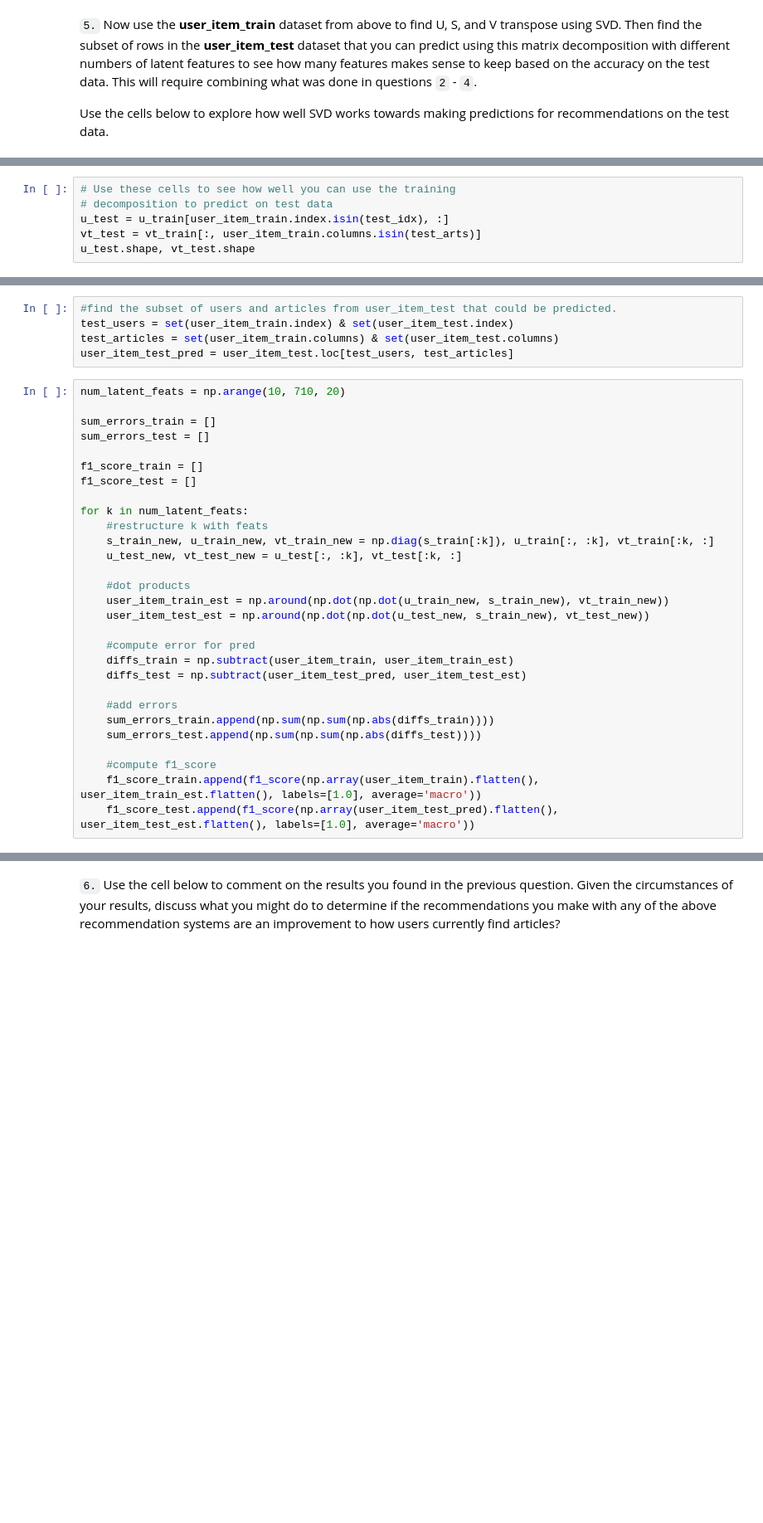
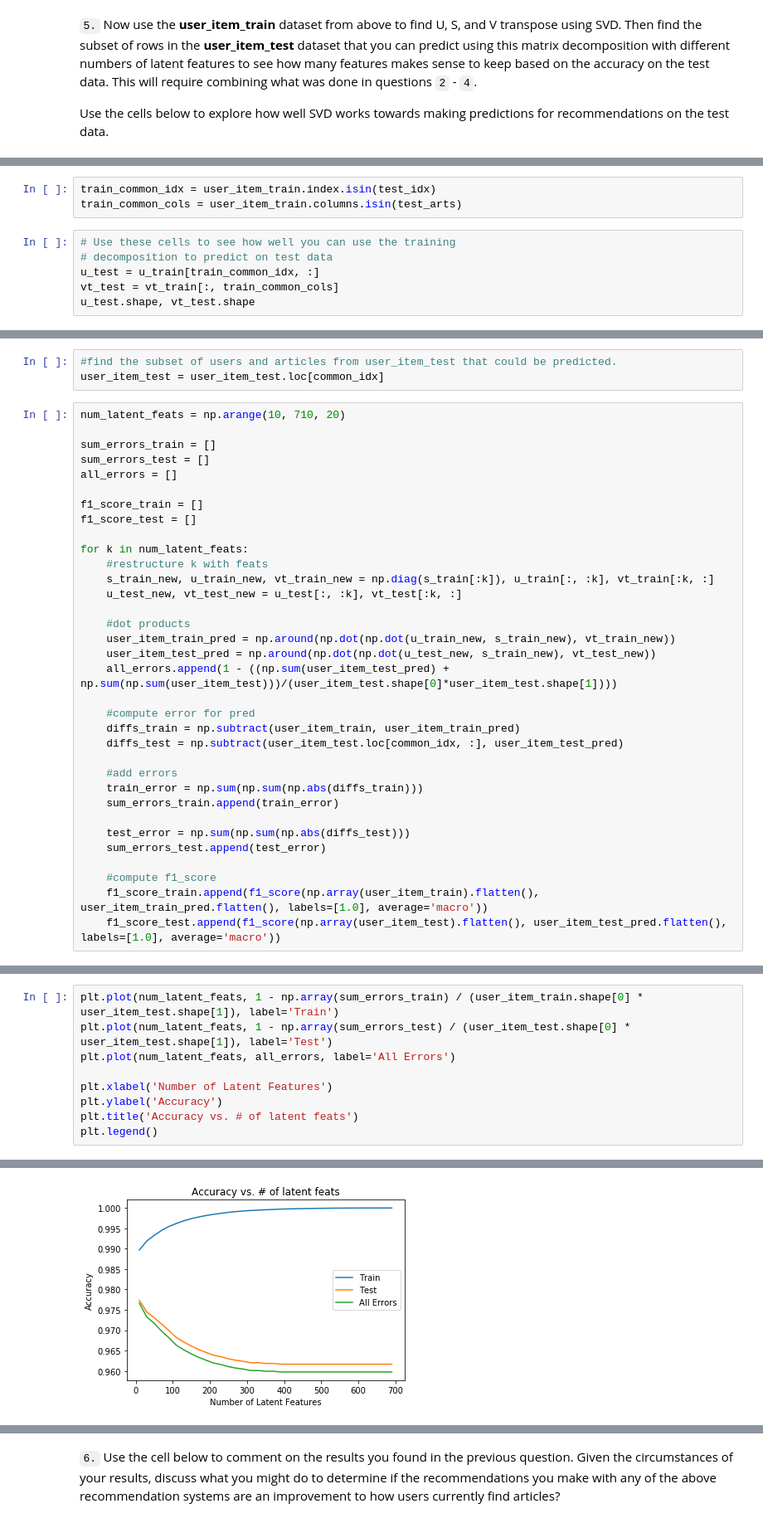
Before and after one commit to kalibrahim/udacity_IBM_recommendations, a Jupyter notebook: Recommendations_with_IBM.ipynb, the cells around one changed output, grey strips where cells are left out. Shown at 83% size. Drawn from its saved outputs; the diff is of its cells as text; blank space fills up the shorter version.

```diff
--- a/Recommendations_with_IBM.ipynb
+++ b/Recommendations_with_IBM.ipynb
@@ -808,7 +831,10 @@ u_train.shape, s_train.shape, vt_train.shape
+# %%
+train_common_idx = user_item_train.index.isin(test_idx)
+train_common_cols = user_item_train.columns.isin(test_arts)
 # %%
 # Use these cells to see how well you can use the training
 # decomposition to predict on test data
-u_test = u_train[user_item_train.index.isin(test_idx), :]
-vt_test = vt_train[:, user_item_train.columns.isin(test_arts)]
+u_test = u_train[train_common_idx, :]
+vt_test = vt_train[:, train_common_cols]
 u_test.shape, vt_test.shape
 # %% [output]
@@ -816,13 +842,12 @@ u_test.shape, vt_test.shape
 # %%
 #find the subset of users and articles from user_item_test that could be predicted.
-test_users = set(user_item_train.index) & set(user_item_test.index)
-test_articles = set(user_item_train.columns) & set(user_item_test.columns)
-user_item_test_pred = user_item_test.loc[test_users, test_articles]
+user_item_test = user_item_test.loc[common_idx]
 # %%
 num_latent_feats = np.arange(10, 710, 20)
 
 sum_errors_train = []
 sum_errors_test = []
+all_errors = []
 
 f1_score_train = []
 f1_score_test = []
@@ -833,17 +858,21 @@ for k in num_latent_feats:
     u_test_new, vt_test_new = u_test[:, :k], vt_test[:k, :]
 
     #dot products
-    user_item_train_est = np.around(np.dot(np.dot(u_train_new, s_train_new), vt_train_new))
-    user_item_test_est = np.around(np.dot(np.dot(u_test_new, s_train_new), vt_test_new))
+    user_item_train_pred = np.around(np.dot(np.dot(u_train_new, s_train_new), vt_train_new))
+    user_item_test_pred = np.around(np.dot(np.dot(u_test_new, s_train_new), vt_test_new))
+    all_errors.append(1 - ((np.sum(user_item_test_pred) + np.sum(np.sum(user_item_test)))/(user_item_test.shape[0]*user_item_test.shape[1])))
 
     #compute error for pred
-    diffs_train = np.subtract(user_item_train, user_item_train_est)
-    diffs_test = np.subtract(user_item_test_pred, user_item_test_est)
+    diffs_train = np.subtract(user_item_train, user_item_train_pred)
+    diffs_test = np.subtract(user_item_test.loc[common_idx, :], user_item_test_pred)
 
     #add errors
-    sum_errors_train.append(np.sum(np.sum(np.abs(diffs_train))))
-    sum_errors_test.append(np.sum(np.sum(np.abs(diffs_test))))
+    train_error = np.sum(np.sum(np.abs(diffs_train)))
+    sum_errors_train.append(train_error)
+
+    test_error = np.sum(np.sum(np.abs(diffs_test)))
+    sum_errors_test.append(test_error)
 
     #compute f1_score
-    f1_score_train.append(f1_score(np.array(user_item_train).flatten(), user_item_train_est.flatten(), labels=[1.0], average='macro'))
-    f1_score_test.append(f1_score(np.array(user_item_test_pred).flatten(), user_item_test_est.flatten(), labels=[1.0], average='macro'))
+    f1_score_train.append(f1_score(np.array(user_item_train).flatten(), user_item_train_pred.flatten(), labels=[1.0], average='macro'))
+    f1_score_test.append(f1_score(np.array(user_item_test).flatten(), user_item_test_pred.flatten(), labels=[1.0], average='macro'))
@@ -871,0 +879,10 @@ plt.show()
+# %%
+plt.plot(num_latent_feats, 1 - np.array(sum_errors_train) / (user_item_train.shape[0] * user_item_test.shape[1]), label='Train')
+plt.plot(num_latent_feats, 1 - np.array(sum_errors_test) / (user_item_test.shape[0] * user_item_test.shape[1]), label='Test')
+plt.plot(num_latent_feats, all_errors, label='All Errors')
+
+plt.xlabel('Number of Latent Features')
+plt.ylabel('Accuracy')
+plt.title('Accuracy vs. # of latent feats')
+plt.legend()
+# %% [output]
@@ -872,3 +890,4 @@ plt.show()
+[figure, added]
 # %%
 fig, ax1 = plt.subplots()
 ax2 = ax1.twinx()
```
Also changed, not shown: parts of 11 cells of this notebook.
